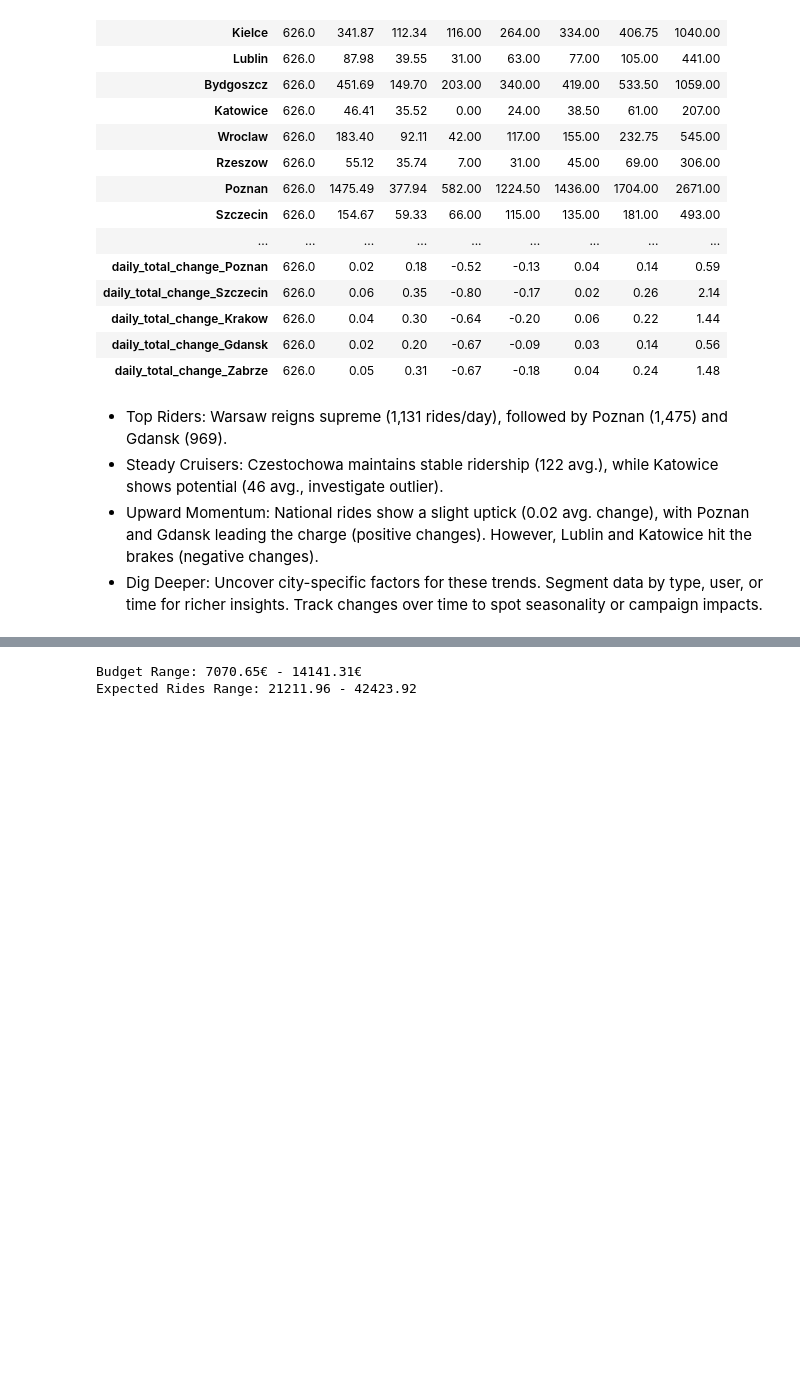
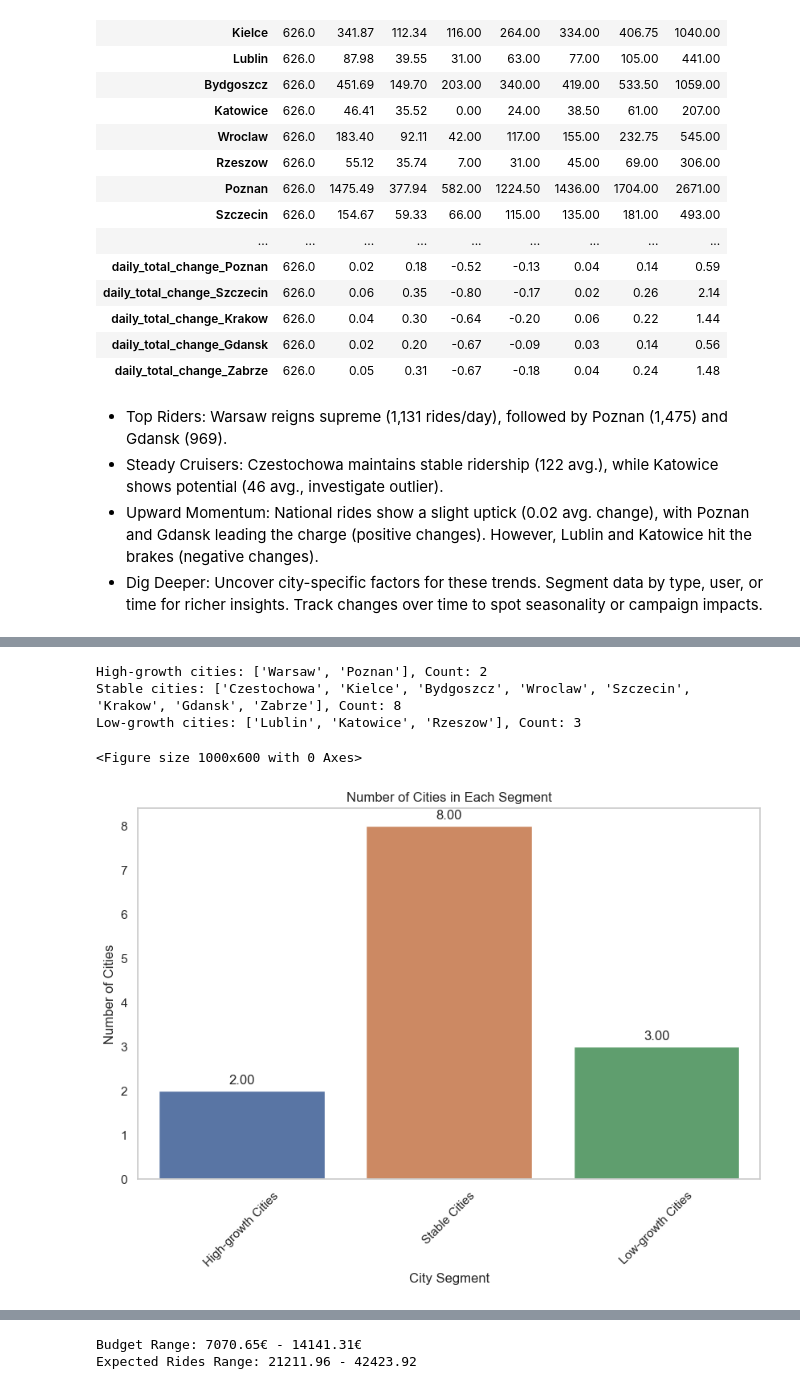
Before and after one commit to alerti/Applied-Marketing-Measurements-Bolt-Uber, a Jupyter notebook: notebooks/dataprocessing.ipynb, the cells around one changed output, grey strips where cells are left out. Saved outputs shown, nothing was run; the diff lists cells and outputs as text; code cells hidden in the pictures; blank space fills up the shorter version.

```diff
--- a/notebooks/dataprocessing.ipynb
+++ b/notebooks/dataprocessing.ipynb
@@ -172,0 +170,41 @@ KeyError: 'mean'
+# %%
+# select Warsaw', 'Czestochowa', 'Kielce', 'Lublin', 'Bydgoszcz', 'Katowice','Wroclaw', 'Rzeszow', 'Poznan','Szczecin', 'Krakow', 'Gdansk','Zabrze' columns
+
+city_df = df[['Warsaw', 'Czestochowa', 'Kielce', 'Lublin', 'Bydgoszcz', 'Katowice','Wroclaw', 'Rzeszow', 'Poznan','Szczecin', 'Krakow', 'Gdansk','Zabrze']]
+# %%
+# Calculate the average number of rides per day for each city, select all cities from the df
+
+avg_rides_per_day = city_df.mean()
+
+# High-growth cities
+high_growth_cities = avg_rides_per_day[avg_rides_per_day > 1000].index.tolist()
+
+# Stable cities
+stable_cities = avg_rides_per_day[(avg_rides_per_day >= 100) & (avg_rides_per_day <= 1000)].index.tolist()
+# Low-growth cities
+low_growth_cities = avg_rides_per_day[avg_rides_per_day < 100].index.tolist()
+
+print(f"High-growth cities: {high_growth_cities}, Count: {len(high_growth_cities)}")
+print(f"Stable cities: {stable_cities}, Count: {len(stable_cities)}")
+print(f"Low-growth cities: {low_growth_cities}, Count: {len(low_growth_cities)}")
+
+
+# Create a bar plot of the city segments
+city_segment_counts = [len(high_growth_cities), len(stable_cities), len(low_growth_cities)]
+city_segments = ['High-growth Cities', 'Stable Cities', 'Low-growth Cities']
+
+plt.figure(figsize=(10, 6))
+vizs.bar_chart(
+    title='Number of Cities in Each Segment',
+    x=city_segments,
+    y=city_segment_counts,
+    data=city_df,
+    xlabel='City Segment',
+    ylabel='Number of Cities',
+output_filepath= " ")
+# %% [output]
+High-growth cities: ['Warsaw', 'Poznan'], Count: 2
+Stable cities: ['Czestochowa', 'Kielce', 'Bydgoszcz', 'Wroclaw', 'Szczecin', 'Krakow', 'Gdansk', 'Zabrze'], Count: 8
+Low-growth cities: ['Lublin', 'Katowice', 'Rzeszow'], Count: 3
+<Figure size 1000x600 with 0 Axes>
+[figure, added]
```
Also changed, not shown: parts of 33 cells of this notebook, 3 other files.
